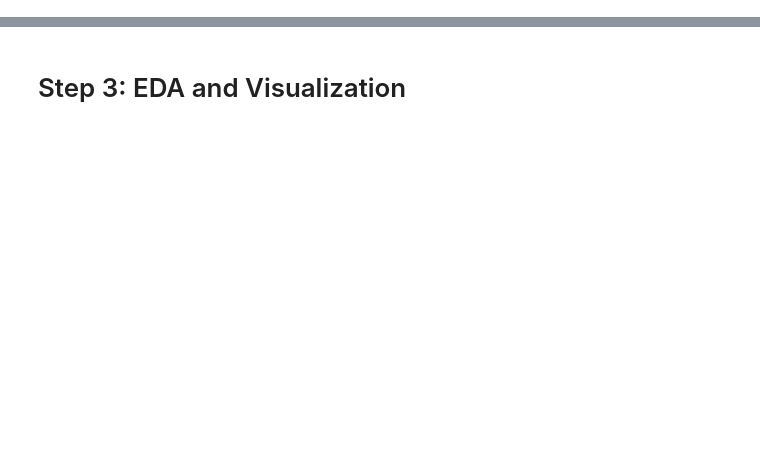
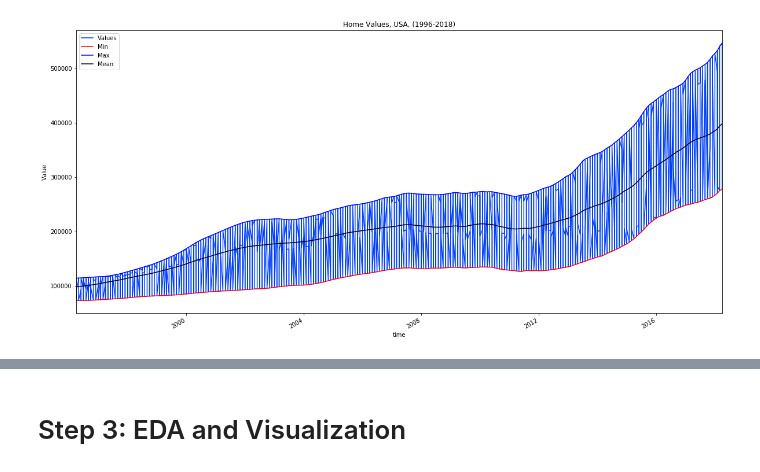
Before and after one commit to tinaprisma/dsc-mod-4-project-online-ds-sp-000, a Jupyter notebook: mod_4_starter_notebook.ipynb, the cells around one changed output, grey strips where cells are left out. Saved outputs shown, nothing was run; the diff lists cells and outputs as text; code cells hidden in the pictures; blank space fills up the shorter version.

```diff
--- a/mod_4_starter_notebook.ipynb
+++ b/mod_4_starter_notebook.ipynb
@@ -100,3 +65,0 @@ for c in df.columns:
-# %%
-# drop remaining rows with NaN values (Metro)
-df.dropna(inplace=True)
@@ -102,0 +124,11 @@ df.dropna(inplace=True)
+# %%
+# filter out zipcodes with standard deviations greater than a threshhold.
+zips_filt = []
+for z in zips:
+    df_z = df_c[df_c.RegionName==z]
+    ts = df_z.values[0][7:]
+    std = np.std(ts)
+    if (std  < 110000):
+        zips_filt.append(z)
+
+len(zips_filt)
@@ -102,0 +137,16 @@ df.dropna(inplace=True)
+# %%
+# define a function to convert from long format to short format
+def melt_data(df):
+    melted = pd.melt(df, id_vars=['RegionID','SizeRank','RegionName', 'City', 'State', 'Metro', 'CountyName'], var_name='time')
+    melted['time'] = pd.to_datetime(melted['time'], infer_datetime_format=True)
+    melted.set_index('time',inplace=True)
+    melted.dropna(inplace=True)
+    return melted
+    #return melted.groupby('time').aggregate({'value':'mean'})
+# %%
+# create a short format dataframe to hold data for top zipcodes
+zip_df = pd.DataFrame()
+for z in zips_filt:
+    d = melt_data(df[df.RegionName==z])
+    zip_df = pd.concat([d,zip_df])
+zip_df.head()
@@ -102,0 +161,17 @@ df.dropna(inplace=True)
+# %%
+# plot the entirety of data for all zipcodes and observe overall trend
+# make sure this satisfies criteria: (Low STD and overall increasing trend)
+
+zip_df.value.plot(figsize=(20,10),label='Values')
+min_ = zip_df.groupby('time').aggregate({'value':'min'})
+max_ = zip_df.groupby('time').aggregate({'value':'max'})
+mean_ = zip_df.groupby('time').aggregate({'value':'mean'})
+plt.plot(min_, color= 'red',label='Min')
+plt.plot(max_, color='blue',label = 'Max')
+plt.plot(mean_, color= 'black',label= 'Mean')
+plt.legend()
+plt.title('Home Values, USA, (1996-2018)')
+plt.ylabel('Value')
+plt.show()
+# %% [output]
+[figure, added]
```
Also changed, not shown: parts of 53 cells of this notebook.
